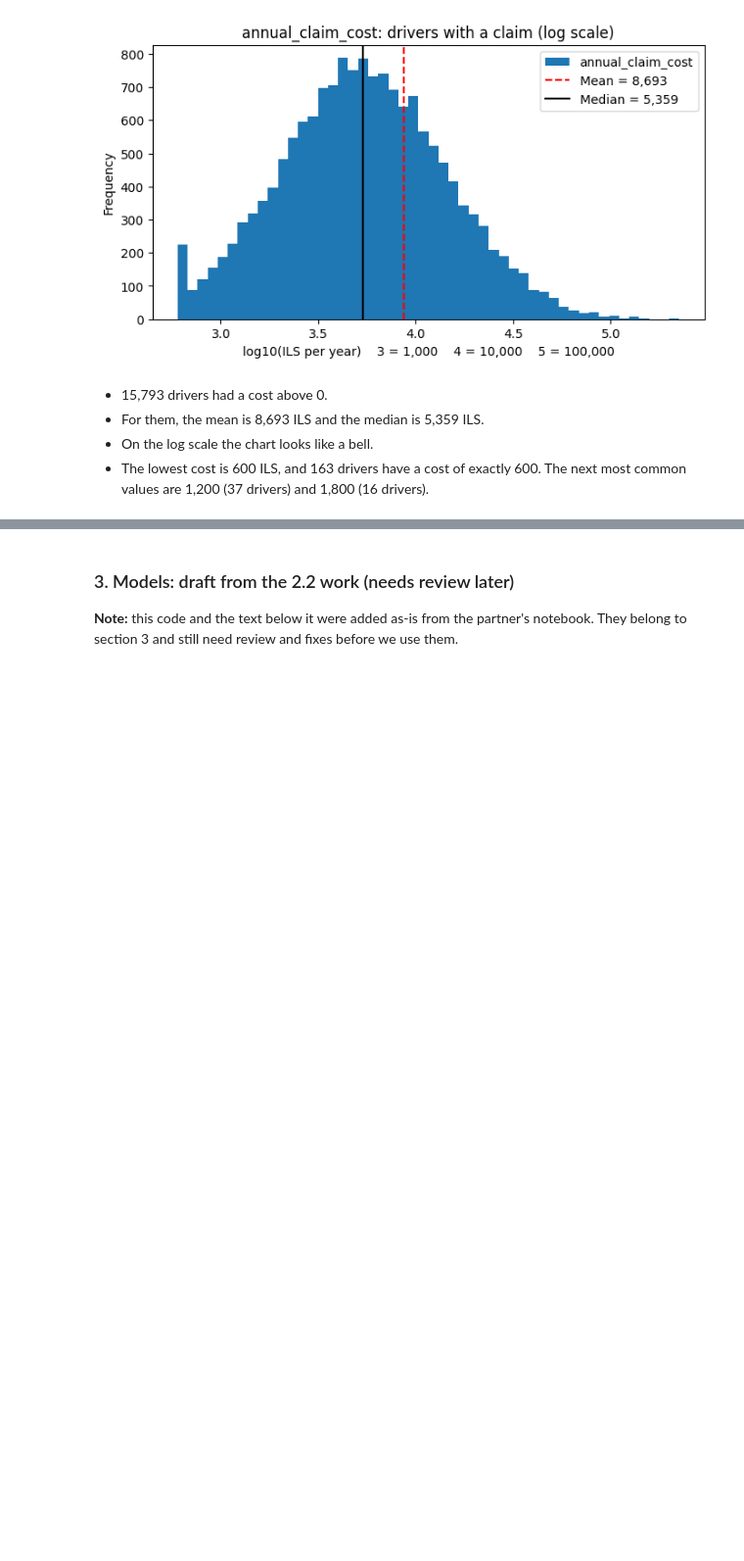
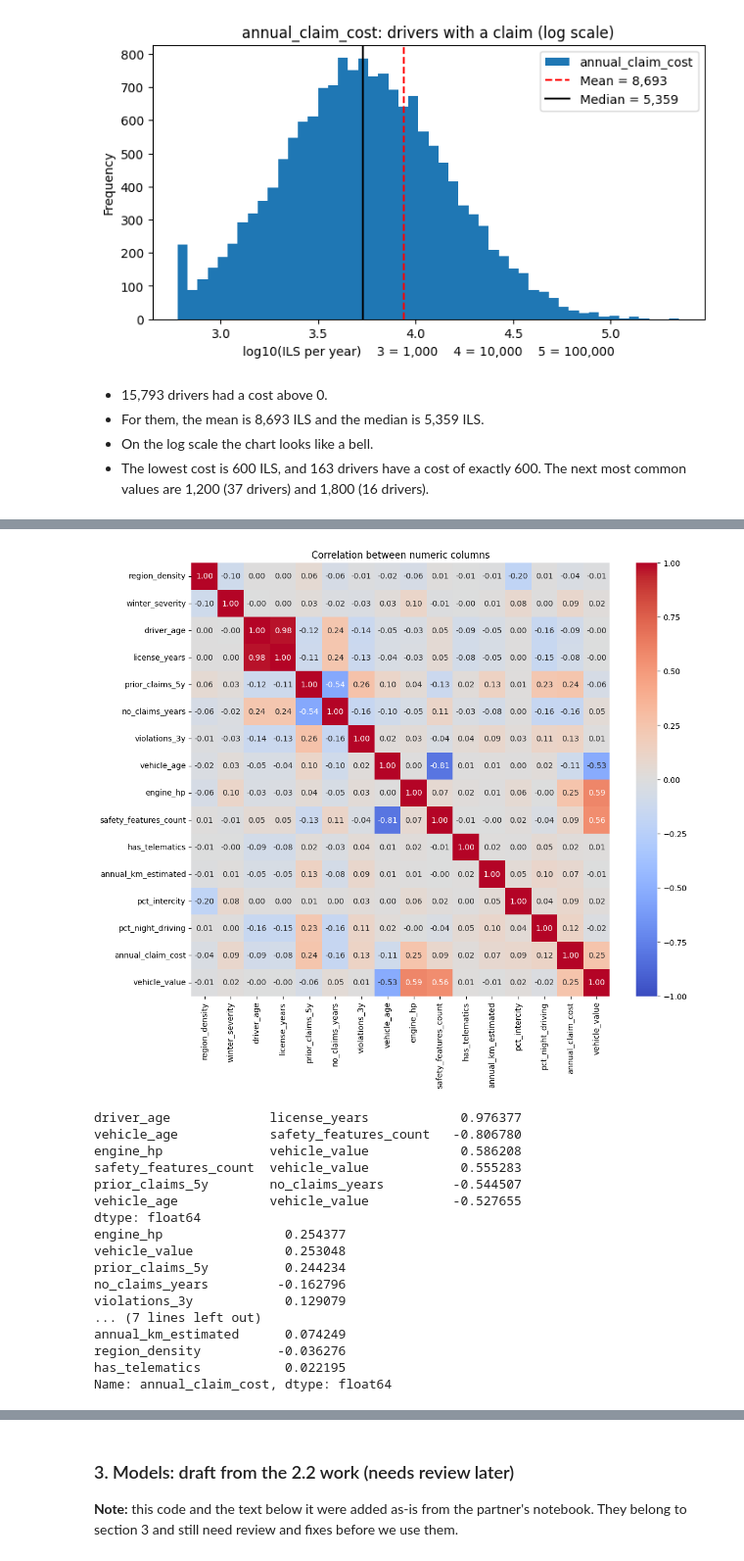
Before and after one commit to Eli39603/insurance-claims-ml, a Jupyter notebook: notebook.ipynb, the cells around one changed output, grey strips where cells are left out. Shown at 98% size. Drawn from its saved outputs; the diff is of its cells as text; code cells hidden in the pictures; blank space fills up the shorter version.

```diff
--- a/notebook.ipynb
+++ b/notebook.ipynb
@@ -256,0 +262,39 @@ Name: count, dtype: int64
+# %%
+# 2.3-f Correlation heatmap
+# temporary copy: dataset itself is not changed
+num = dataset.select_dtypes('number').copy()
+num['vehicle_value'] = pd.to_numeric(dataset['vehicle_value'].str.replace(',', ''))
+
+# leakage columns (2.2) are not used as features
+leak = ['current_premium', 'claim_count', 'at_fault', 'days_to_settlement', 'police_report_filed']
+num = num.drop(columns=[c for c in leak if c in num.columns])
+
+corr = num.corr()
+plt.figure(figsize=(12, 10))
+sns.heatmap(corr, annot=True, fmt='.2f', cmap='coolwarm', vmin=-1, vmax=1)
+plt.title('Correlation between numeric columns')
+plt.show()
+
+# strongest pairs (|r| > 0.5), without the diagonal
+pairs = corr.where(np.triu(np.ones(corr.shape, dtype=bool), k=1)).stack()
+print(pairs[pairs.abs() > 0.5].sort_values(key=abs, ascending=False))
+print(corr['annual_claim_cost'].drop('annual_claim_cost').sort_values(key=abs, ascending=False))
+# %% [output]
+[figure, added]
+driver_age             license_years            0.976377
+vehicle_age            safety_features_count   -0.806780
+engine_hp              vehicle_value            0.586208
+safety_features_count  vehicle_value            0.555283
+prior_claims_5y        no_claims_years         -0.544507
+vehicle_age            vehicle_value           -0.527655
+dtype: float64
+engine_hp                0.254377
+vehicle_value            0.253048
+prior_claims_5y          0.244234
+no_claims_years         -0.162796
+violations_3y            0.129079
+... (7 lines left out)
+annual_km_estimated      0.074249
+region_density          -0.036276
+has_telematics           0.022195
+Name: annual_claim_cost, dtype: float64
```
Also changed, not shown: parts of 6 cells of this notebook.
